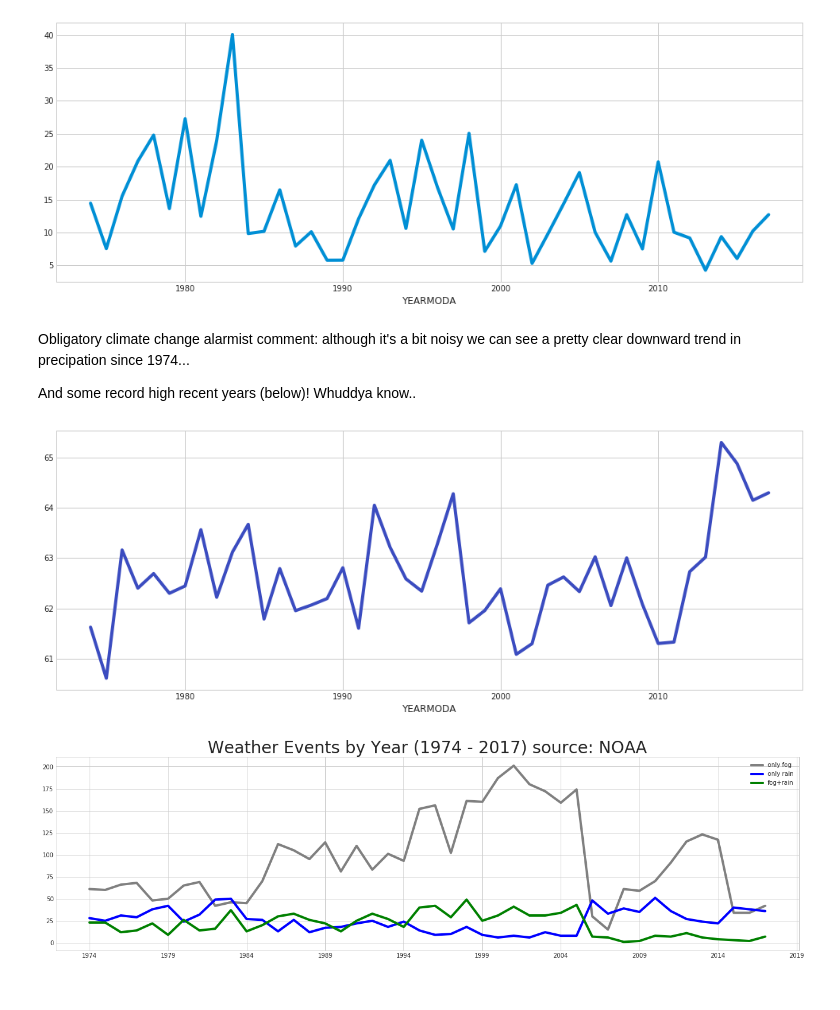
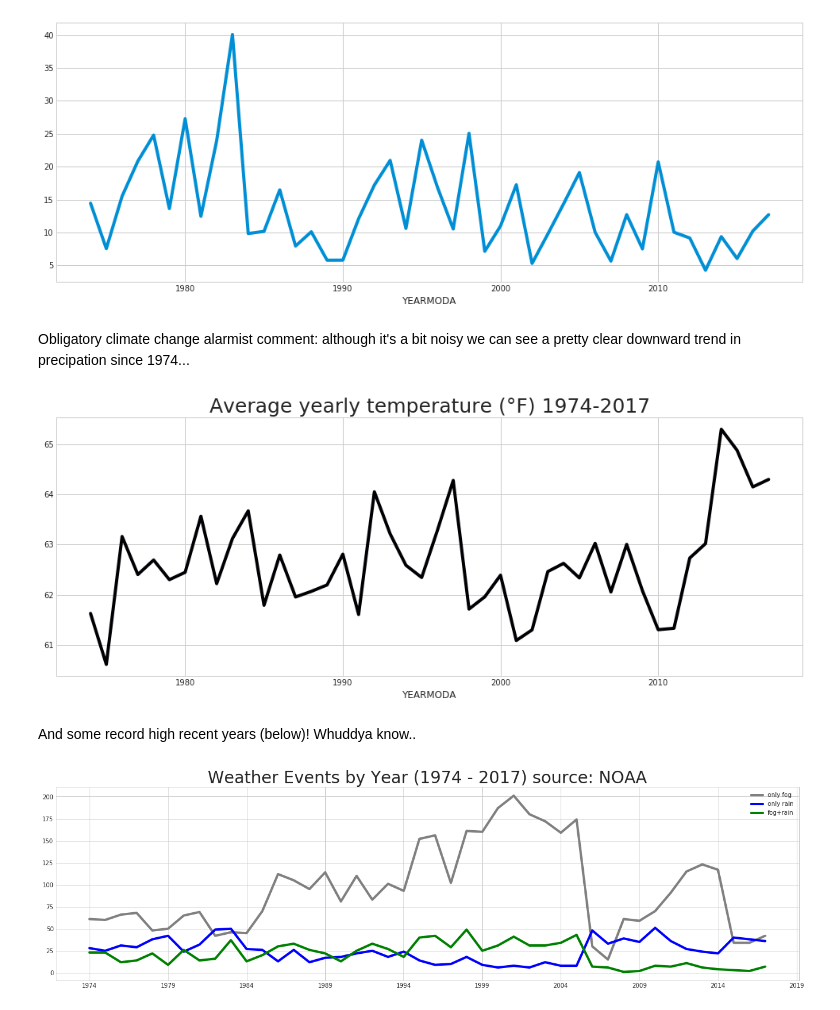
Before and after one commit to cottenplant/predicting-coastal-fog, a Jupyter notebook: june-gloom-analysis.ipynb, the cells around one changed output. Saved outputs shown, nothing was run; the diff lists cells and outputs as text; code cells hidden in the pictures.

```diff
--- a/june-gloom-analysis.ipynb
+++ b/june-gloom-analysis.ipynb
@@ -80,6 +80,7 @@ Name: FRSHTT, dtype: int64
 ## Exploratory data analysis
 Just to get a few basic ideas of what we're working with, we can plot a few histograms to see what's going on.
 # %%
-sns.set_style('whitegrid')
-df_lax['1973']['PRCP'].plot(figsize=(15,6))
+y = df_lax['PRCP'].resample('A').sum()
+y.plot(figsize=(15, 6))
+plt.show()
 # %% [output]
@@ -108,14 +102,16 @@ plt.show()
 [figure]
 # %% [markdown]
 Obligatory climate change alarmist comment: although it's a bit noisy we can see a pretty clear downward trend in precipation since 1974...
-
-And some record high recent years (below)! Whuddya know..
 # %%
 y = df_lax['1974':'2017']['TEMP'].resample('A').mean()
-y.plot(figsize=(15, 6), colormap='coolwarm')
+y.plot(figsize=(15, 6), colormap='magma')
+
+plt.title("Average yearly temperature (°F) 1974-2017", fontsize=(25))
 plt.show()
 # %% [output]
-[figure, old version]
+[figure, new version]
+# %% [markdown]
+And some record high recent years (below)! Whuddya know..
 # %%
 fig, ax = plt.subplots()
 
```
Also changed, not shown: parts of 6 cells of this notebook.
